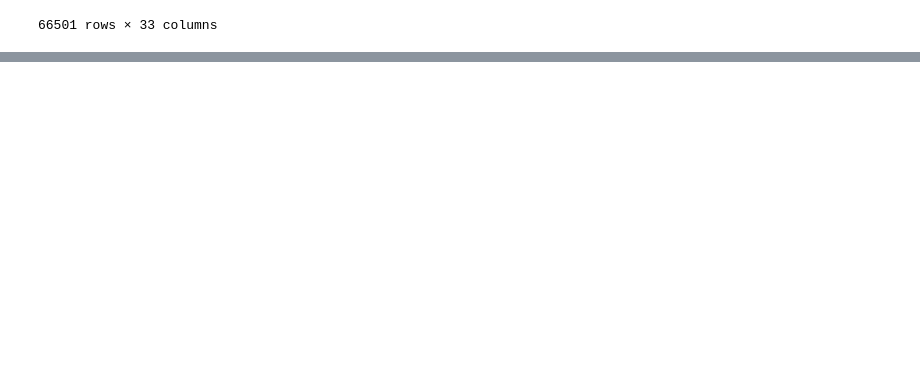
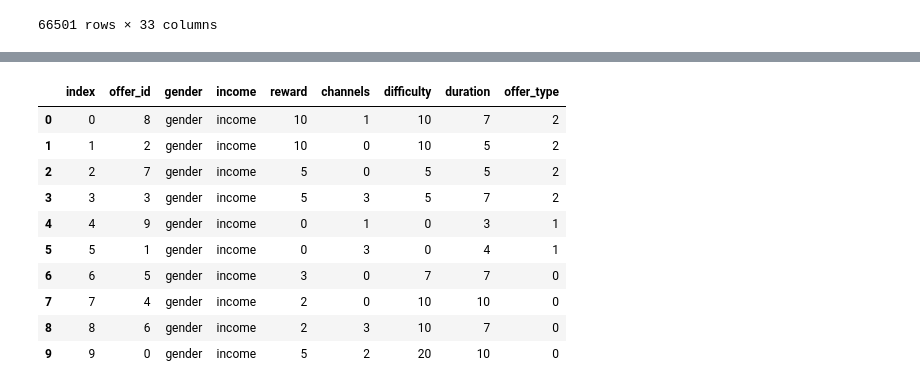
Before and after one commit to kehull/Project-3, a Jupyter notebook: Resources/models_kelly/encode_transactions.ipynb, the cells around one changed output, grey strips where cells are left out. Cells and saved outputs as stored; diff of their text form; code cells hidden in the pictures; blank space fills up the shorter version.

```diff
--- a/Resources/models_kelly/encode_transactions.ipynb
+++ b/Resources/models_kelly/encode_transactions.ipynb
@@ -13,3 +14,31 @@ df.head()
 | 2 | 0009655768c64bdeb2e877511632db8f | f19421c1d4aa40978ebb69ca19b0e20d | M | 33.0 | 2017-04-21 | 72000.0 | 5.0 | ['web', 'email', 'mobile', 'social'] | 5.0 | ... |
 | 3 | 0009655768c64bdeb2e877511632db8f | fafdcd668e3743c1bb461111dcafc2a4 | M | 33.0 | 2017-04-21 | 72000.0 | 2.0 | ['web', 'email', 'mobile', 'social'] | 10.0 | ... |
 | 4 | 0009655768c64bdeb2e877511632db8f | 2906b810c7d4411798c6938adc9daaa5 | M | 33.0 | 2017-04-21 | 72000.0 | 2.0 | ['web', 'email', 'mobile'] | 10.0 | ... |
+# %%
+offers = pd.read_csv('..\portfolio.csv', index_col=0)
+
+offers['offer_label']=""
+for index, row in offers.iterrows():
+    if row['id'] == "ae264e3637204a6fb9bb56bc8210ddfd":
+        offers.at[index, 'offer_label'] = "10_cappuccino"
+    elif row['id'] == "4d5c57ea9a6940dd891ad53e9dbe8da0":
+        offers.at[index, 'offer_label'] = "1_doppio"
+    elif row['id'] == "3f207df678b143eea3cee63160fa8bed":
+        offers.at[index, 'offer_label'] = "2_coldbrew"
+    elif row['id'] == "9b98b8c7a33c4b65b9aebfe6a799e6d9":
+        offers.at[index, 'offer_label'] = "3_latte"
+    elif row['id'] == "0b1e1539f2cc45b7b9fa7c272da2e1d7":
+        offers.at[index, 'offer_label'] = "4_mocha"
+    elif row['id'] == "2298d6c36e964ae4a3e7e9706d1fb8c2":
+        offers.at[index, 'offer_label'] = "5_frenchpress"
+    elif row['id'] == "fafdcd668e3743c1bb461111dcafc2a4":
+        offers.at[index, 'offer_label'] = "6_pourover"
+    elif row['id'] == "5a8bc65990b245e5a138643cd4eb9837":
+        offers.at[index, 'offer_label'] = "7_americano"
+    elif row['id'] == "f19421c1d4aa40978ebb69ca19b0e20d":
+        offers.at[index, 'offer_label'] = "8_espresso"
+    elif row['id'] == "2906b810c7d4411798c6938adc9daaa5":
+        offers.at[index, 'offer_label'] = "9_macchiato"
+
+
+offers
@@ -195,0 +262,21 @@ offer_completed_y_n_key
+# %%
+offers_encoded = offers.join(offer_id_key['offer_id_encoded'], lsuffix='_raw', rsuffix='_encoded').drop(['id', 'offer_label'], 1)
+offers_encoded = offers_encoded.merge(channels_key, left_on="channels", right_on="channels_raw").drop(['channels', 'channels_raw'], 1)
+offers_encoded = offers_encoded.merge(offer_type_key, left_on="offer_type", right_on="offer_type_raw").drop(['offer_type', 'offer_type_raw'], 1)
+offers_encoded.rename(columns = {'offer_id_encoded':'offer_id', 'channels_encoded':'channels', 'offer_type_encoded':'offer_type'}, inplace = True)
+offers_encoded['gender']= 'gender'
+offers_encoded['income']= 'income'
+offers_encoded = offers_encoded[["offer_id", "gender", "income", "reward", "channels", "difficulty", "duration", "offer_type"]]
+offers_encoded
+# %% [output]
+|  | index | offer_id | gender | income | reward | channels | difficulty | duration | offer_type |
+| 0 | 0 | 8 | gender | income | 10 | 1 | 10 | 7 | 2 |
+| 1 | 1 | 2 | gender | income | 10 | 0 | 10 | 5 | 2 |
+| 2 | 2 | 7 | gender | income | 5 | 0 | 5 | 5 | 2 |
+| 3 | 3 | 3 | gender | income | 5 | 3 | 5 | 7 | 2 |
+| 4 | 4 | 9 | gender | income | 0 | 1 | 0 | 3 | 1 |
+| 5 | 5 | 1 | gender | income | 0 | 3 | 0 | 4 | 1 |
+| 6 | 6 | 5 | gender | income | 3 | 0 | 7 | 7 | 0 |
+| 7 | 7 | 4 | gender | income | 2 | 0 | 10 | 10 | 0 |
+| 8 | 8 | 6 | gender | income | 2 | 3 | 10 | 7 | 0 |
+| 9 | 9 | 0 | gender | income | 5 | 2 | 20 | 10 | 0 |
```
Also changed, not shown: parts of 13 cells of this notebook, 15 other files.
